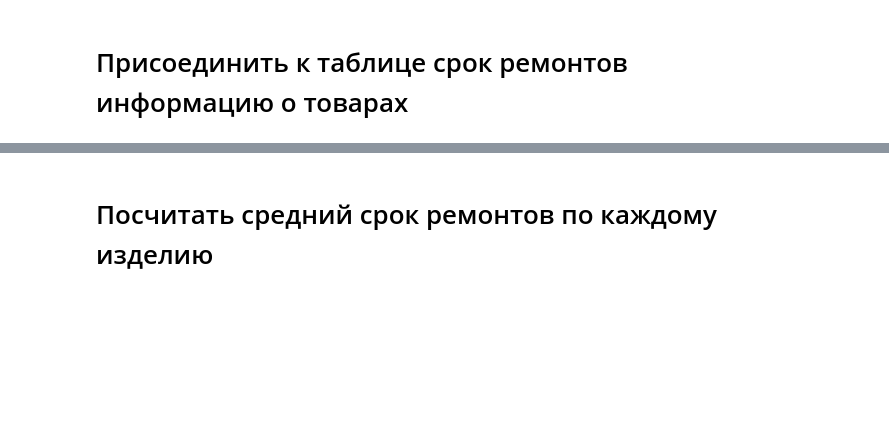
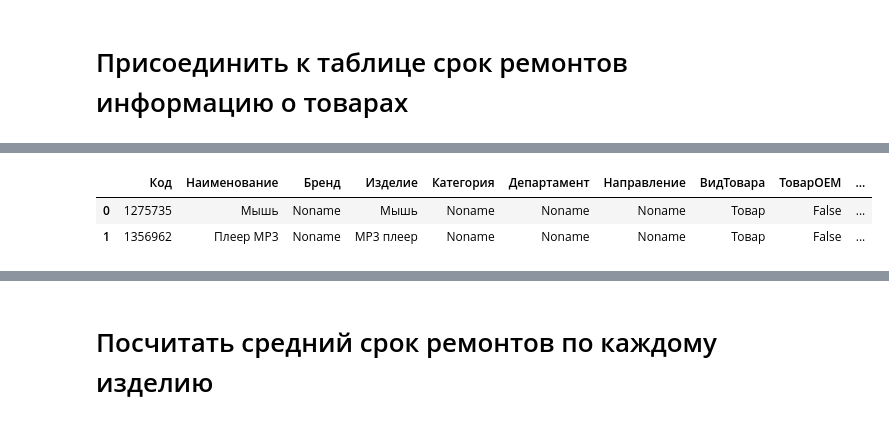
Before and after one commit to HarakaRisasi/dns_data_analysis_study, a Jupyter notebook: 6 занятие/Задание.ipynb, the cells around one changed output, grey strips where cells are left out. Cells and saved outputs as stored; diff of their text form; code cells hidden in the pictures; blank space fills up the shorter version.

```diff
--- a/6 занятие/Задание.ipynb
+++ b/6 занятие/Задание.ipynb
@@ -7,0 +17,6 @@ import plotly.express as px
+# %%
+df_info_goods.head(2)
+# %% [output]
+|  | Код | Наименование | Бренд | Изделие | Категория | Департамент | Направление | ВидТовара | ТоварОЕМ | ... |
+| 0 | 1275735 | Мышь | Noname | Мышь | Noname | Noname | Noname | Товар | False | ... |
+| 1 | 1356962 | Плеер MP3 | Noname | MP3 плеер | Noname | Noname | Noname | Товар | False | ... |
```
Also changed, not shown: parts of 8 cells of this notebook.
